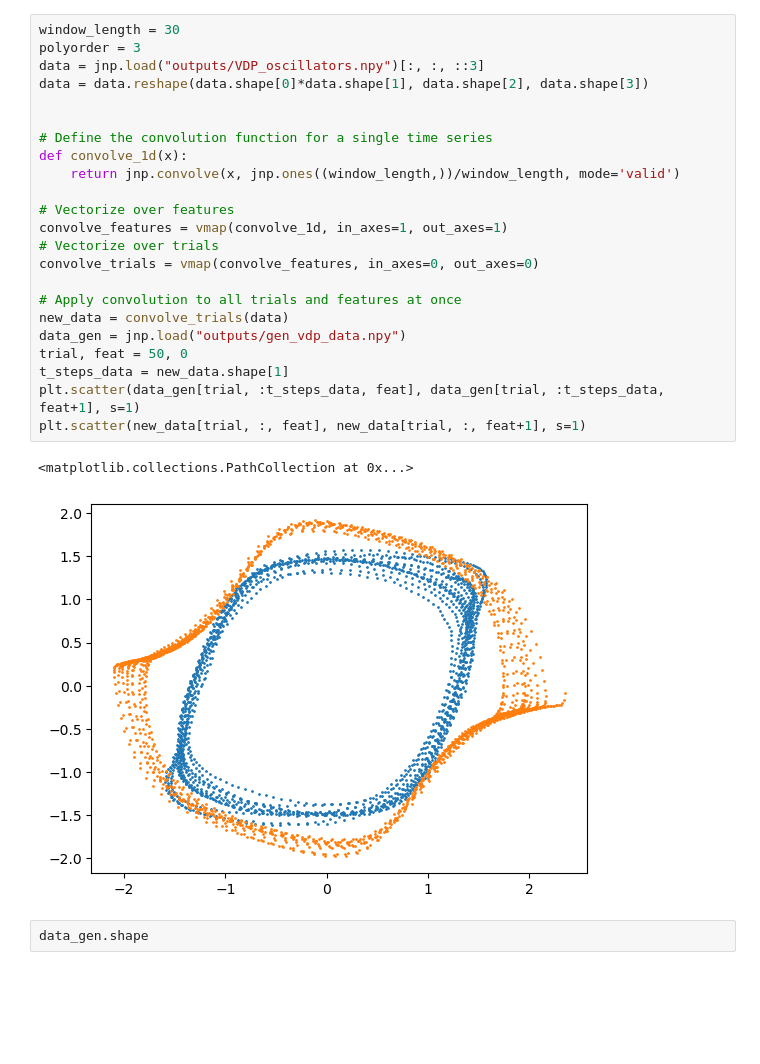
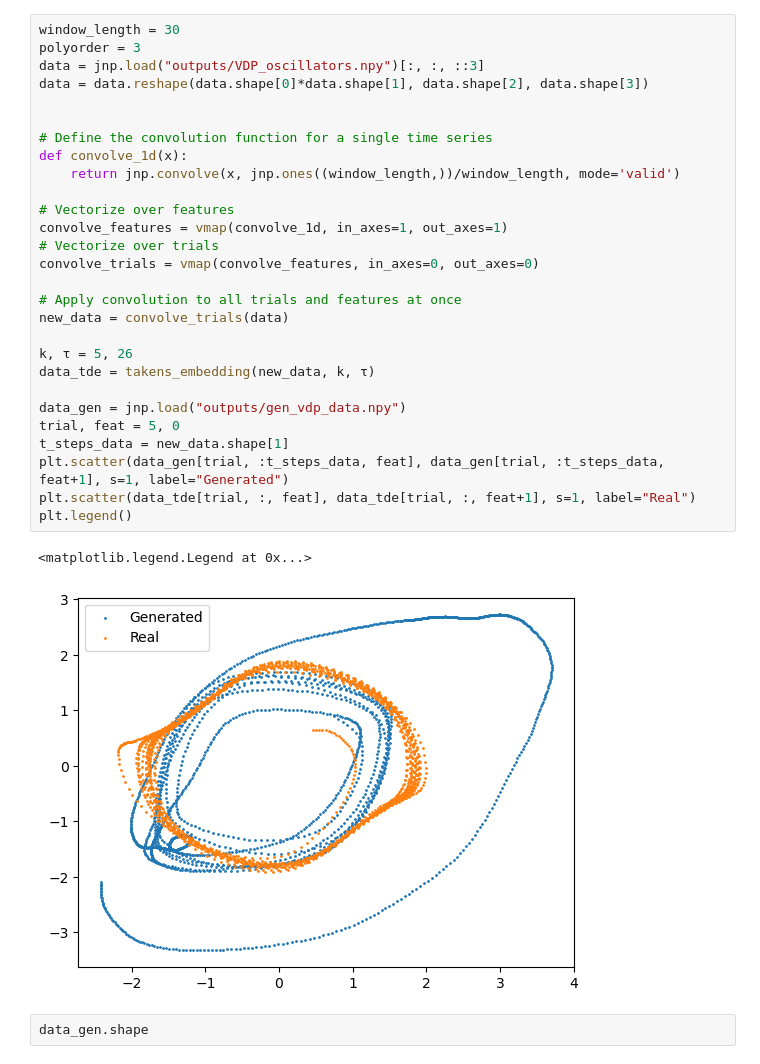
Before and after one commit to Michaelhess17/NeuralODE, a Jupyter notebook: tmp.ipynb, the cells around one changed output. Saved outputs shown, nothing was run; the diff lists cells and outputs as text; blank space fills up the shorter version.

```diff
--- a/tmp.ipynb
+++ b/tmp.ipynb
@@ -38,29 +45,34 @@ import warnings
 # %%
 window_length = 30
 polyorder = 3
 data = jnp.load("outputs/VDP_oscillators.npy")[:, :, ::3]
 data = data.reshape(data.shape[0]*data.shape[1], data.shape[2], data.shape[3])
 
 
 # Define the convolution function for a single time series
 def convolve_1d(x):
     return jnp.convolve(x, jnp.ones((window_length,))/window_length, mode='valid')
 
 # Vectorize over features
 convolve_features = vmap(convolve_1d, in_axes=1, out_axes=1)
 # Vectorize over trials
 convolve_trials = vmap(convolve_features, in_axes=0, out_axes=0)
 
 # Apply convolution to all trials and features at once
 new_data = convolve_trials(data)
+
+k, τ = 5, 26
+data_tde = takens_embedding(new_data, k, τ)
+
 data_gen = jnp.load("outputs/gen_vdp_data.npy")
-trial, feat = 50, 0
+trial, feat = 5, 0
 t_steps_data = new_data.shape[1]
-plt.scatter(data_gen[trial, :t_steps_data, feat], data_gen[trial, :t_steps_data, feat+1], s=1)
-plt.scatter(new_data[trial, :, feat], new_data[trial, :, feat+1], s=1)
+plt.scatter(data_gen[trial, :t_steps_data, feat], data_gen[trial, :t_steps_data, feat+1], s=1, label="Generated")
+plt.scatter(data_tde[trial, :, feat], data_tde[trial, :, feat+1], s=1, label="Real")
+plt.legend()
 # %% [output]
-<matplotlib.collections.PathCollection at 0x...>
+<matplotlib.legend.Legend at 0x...>
-[figure, old version]
+[figure, new version]
 # %%
 data_gen.shape
 # %% [output]
```
Also changed, not shown: parts of 6 cells of this notebook, 1 other file.
